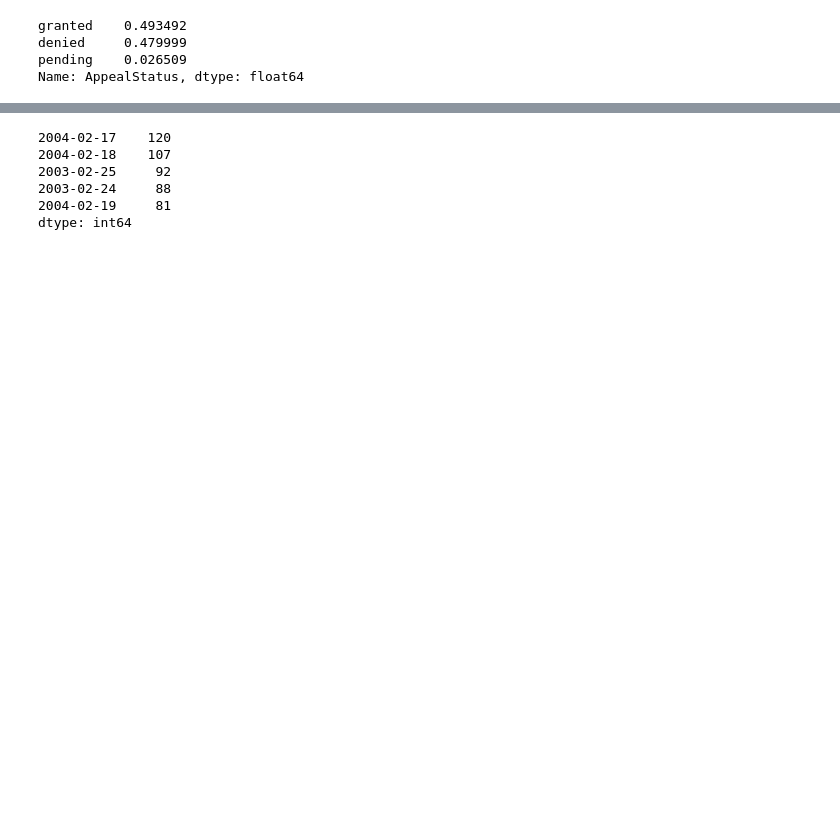
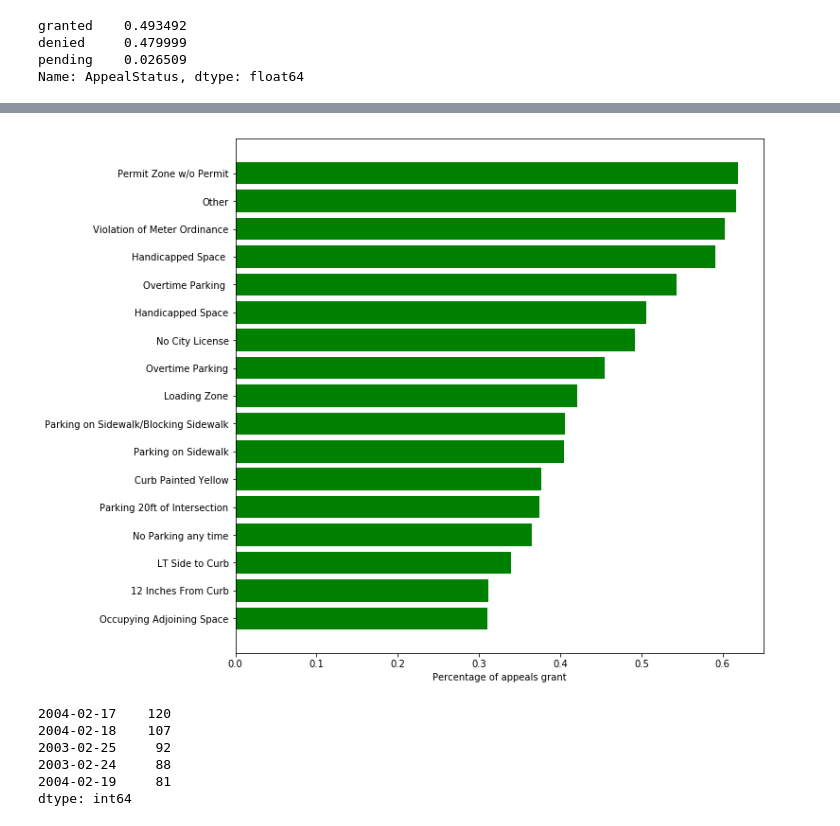
Before and after one commit to andrewbovey/Charlottesville-Parking-Tickets, a Jupyter notebook: Appeal_Data_Exploration.ipynb, the cells around one changed output, grey strips where cells are left out. Drawn from its saved outputs; the diff is of its cells as text; code cells hidden in the pictures; blank space fills up the shorter version.

```diff
--- a/Appeal_Data_Exploration.ipynb
+++ b/Appeal_Data_Exploration.ipynb
@@ -1,3 +1,7 @@
+# %%
+import matplotlib.pyplot as plt
+%matplotlib inline
+plt.rcParams['figure.figsize'] = [20, 4]
 # %%
 #import libraries
 import pandas as pd
@@ -70,6 +75,17 @@ To retain the current behavior and silence the warning, pass sort=False
 | Permit Zone w/o Permit | 5164 | 3196 | 0.618900 |
 | Warning | 18 | 15 | 0.833333 |
 | No Parking 3 to 5am Downtown | 3 | 3 | 1.000000 |
+# %%
+appealgranteddfshort = appealgranteddf[(appealgranteddf[0] > 200)]
+appealgranteddfshort = appealgranteddfshort.sort_values(by=['perc'])
+ind = appealgranteddfshort.index.values
+fig, ax = plt.subplots()
+ax.barh(ind,appealgranteddfshort['perc'],  align='center',
+        color='green')
+ax.set_xlabel('Percentage of appeals grant')
+plt.rcParams['figure.figsize'] = [10, 10]
+# %% [output]
+[figure, added]
 # %%
 #value counts for days when there were many appeals
 appealbyday = pd.value_counts(appeal['Date'].values, sort=True)
```
Also changed, not shown: parts of 10 cells of this notebook.
